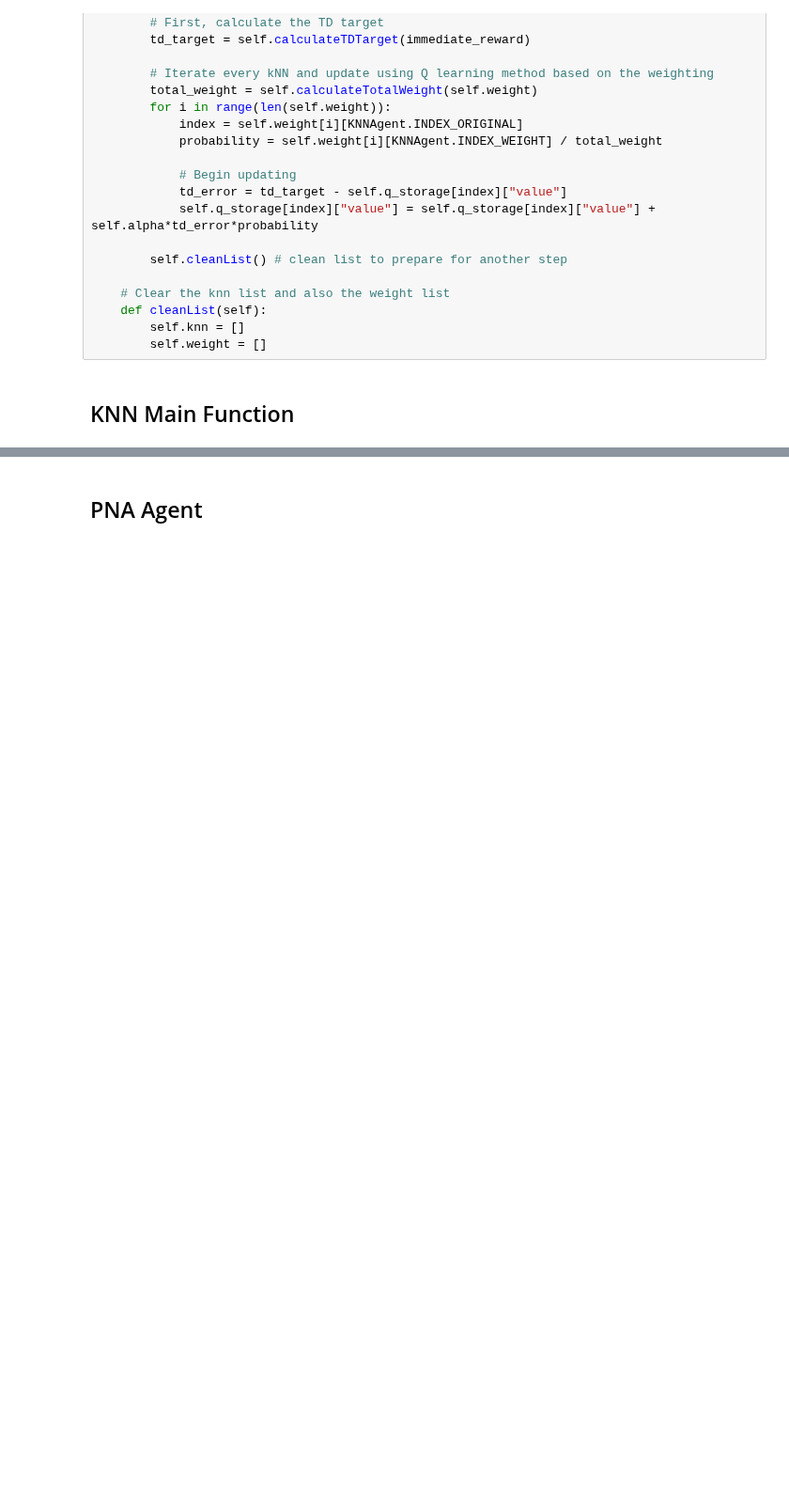
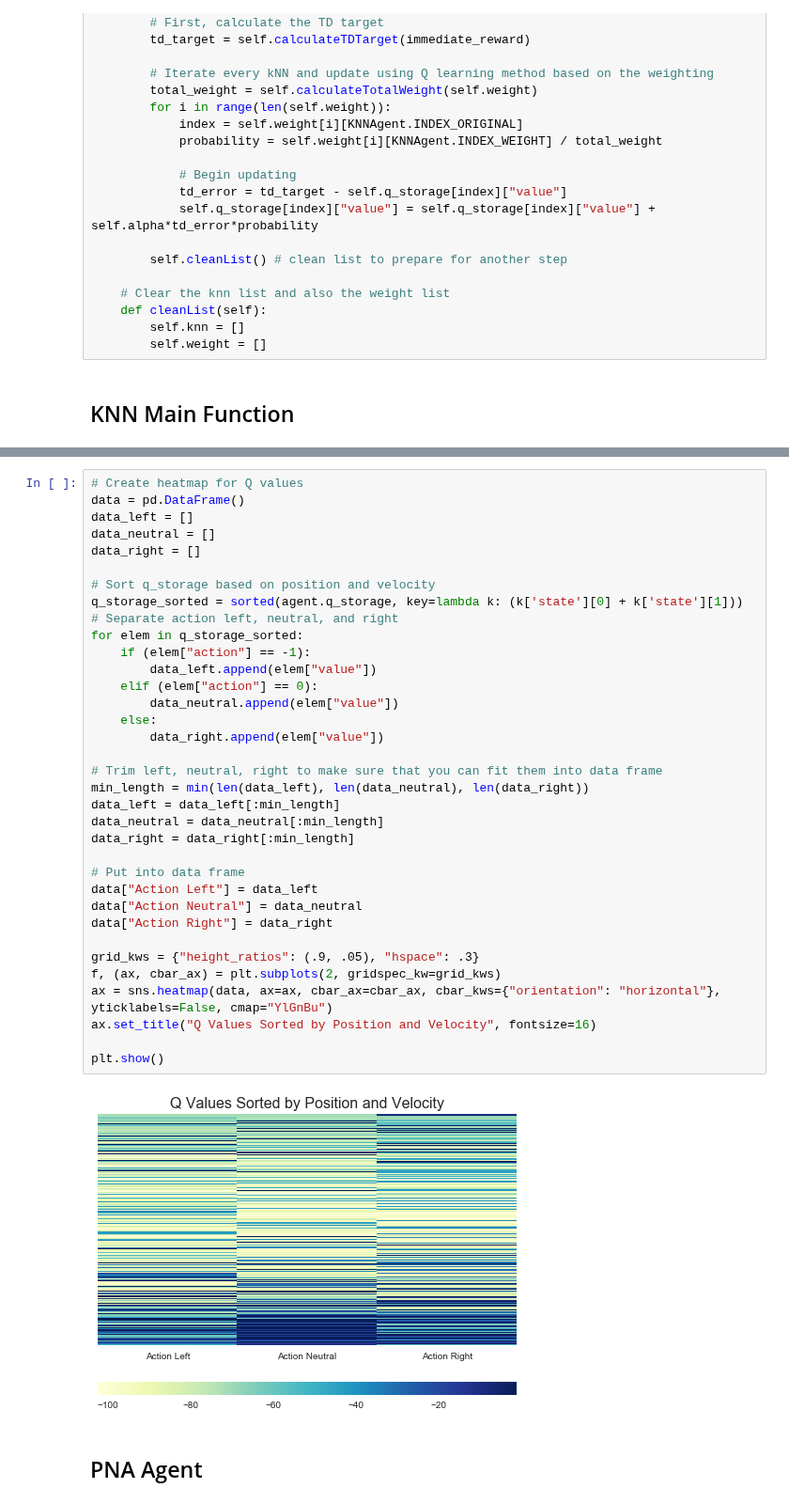
Before and after one commit to maleakhiw/Pessimistic-Neighbourhood-Aggregation-for-States-in-Reinforcement-Learning, a Jupyter notebook: PNA.ipynb, the cells around one changed output, grey strips where cells are left out. Shown at 94% size. Drawn from its saved outputs; the diff is of its cells as text; blank space fills up the shorter version.

```diff
--- a/PNA.ipynb
+++ b/PNA.ipynb
@@ -415,3 +401,40 @@ plt.show()
+# %%
+# Create heatmap for Q values
+data = pd.DataFrame()
+data_left = []
+data_neutral = []
+data_right = []
+
+# Sort q_storage based on position and velocity
+q_storage_sorted = sorted(agent.q_storage, key=lambda k: (k['state'][0] + k['state'][1]))
+# Separate action left, neutral, and right
+for elem in q_storage_sorted:
+    if (elem["action"] == -1):
+        data_left.append(elem["value"])
+    elif (elem["action"] == 0):
+        data_neutral.append(elem["value"])
+    else:
+        data_right.append(elem["value"])
+
+# Trim left, neutral, right to make sure that you can fit them into data frame
+min_length = min(len(data_left), len(data_neutral), len(data_right))
+data_left = data_left[:min_length]
+data_neutral = data_neutral[:min_length]
+data_right = data_right[:min_length]
+
+# Put into data frame
+data["Action Left"] = data_left
+data["Action Neutral"] = data_neutral
+data["Action Right"] = data_right
+
+grid_kws = {"height_ratios": (.9, .05), "hspace": .3}
+f, (ax, cbar_ax) = plt.subplots(2, gridspec_kw=grid_kws)
+ax = sns.heatmap(data, ax=ax, cbar_ax=cbar_ax, cbar_kws={"orientation": "horizontal"}, yticklabels=False, cmap="YlGnBu")
+ax.set_title("Q Values Sorted by Position and Velocity", fontsize=16)
+
+plt.show()
+# %% [output]
+[figure, added]
 # %% [markdown]
 ## PNA Agent
 # %% [markdown]
```
Also changed, not shown: parts of 14 cells of this notebook, 1 other file.
